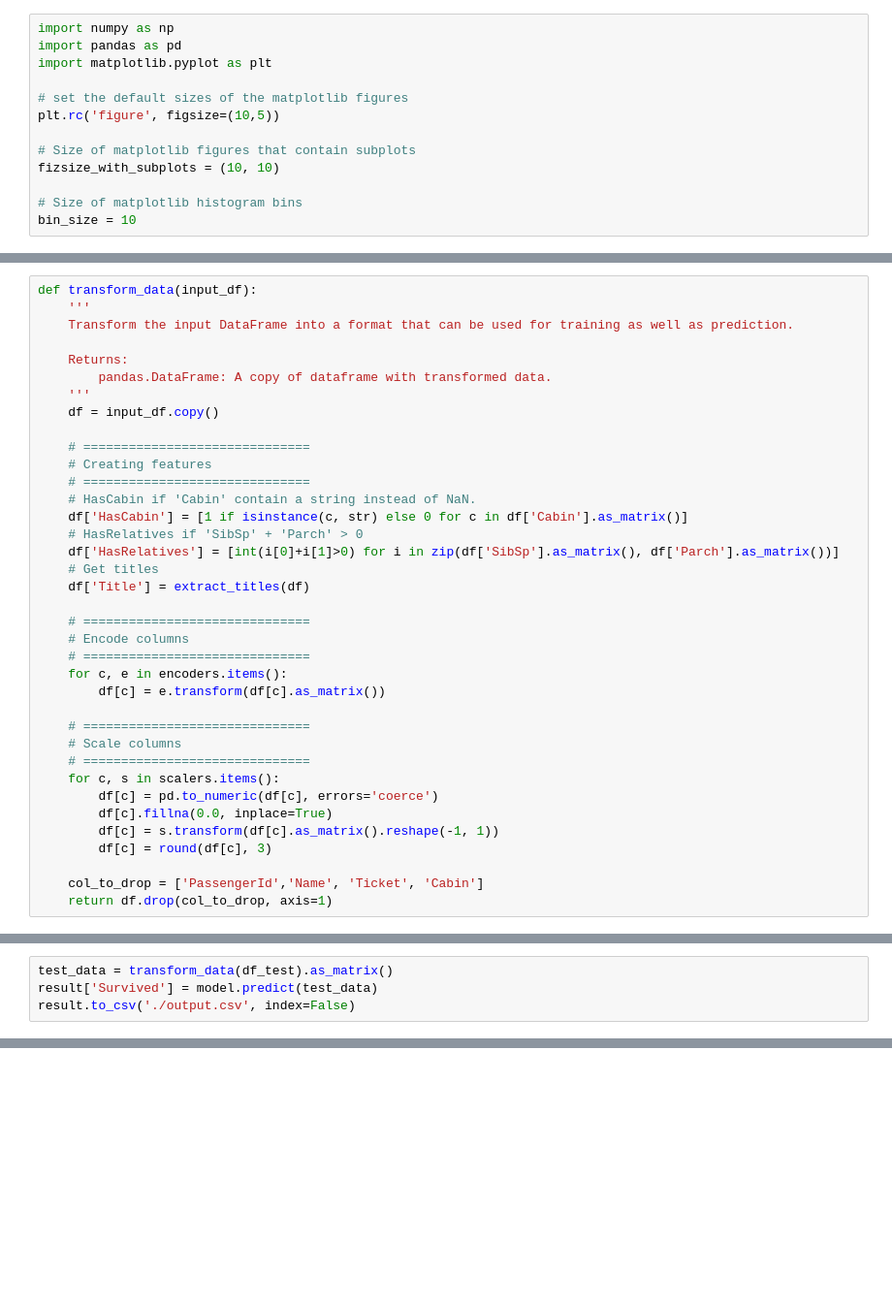
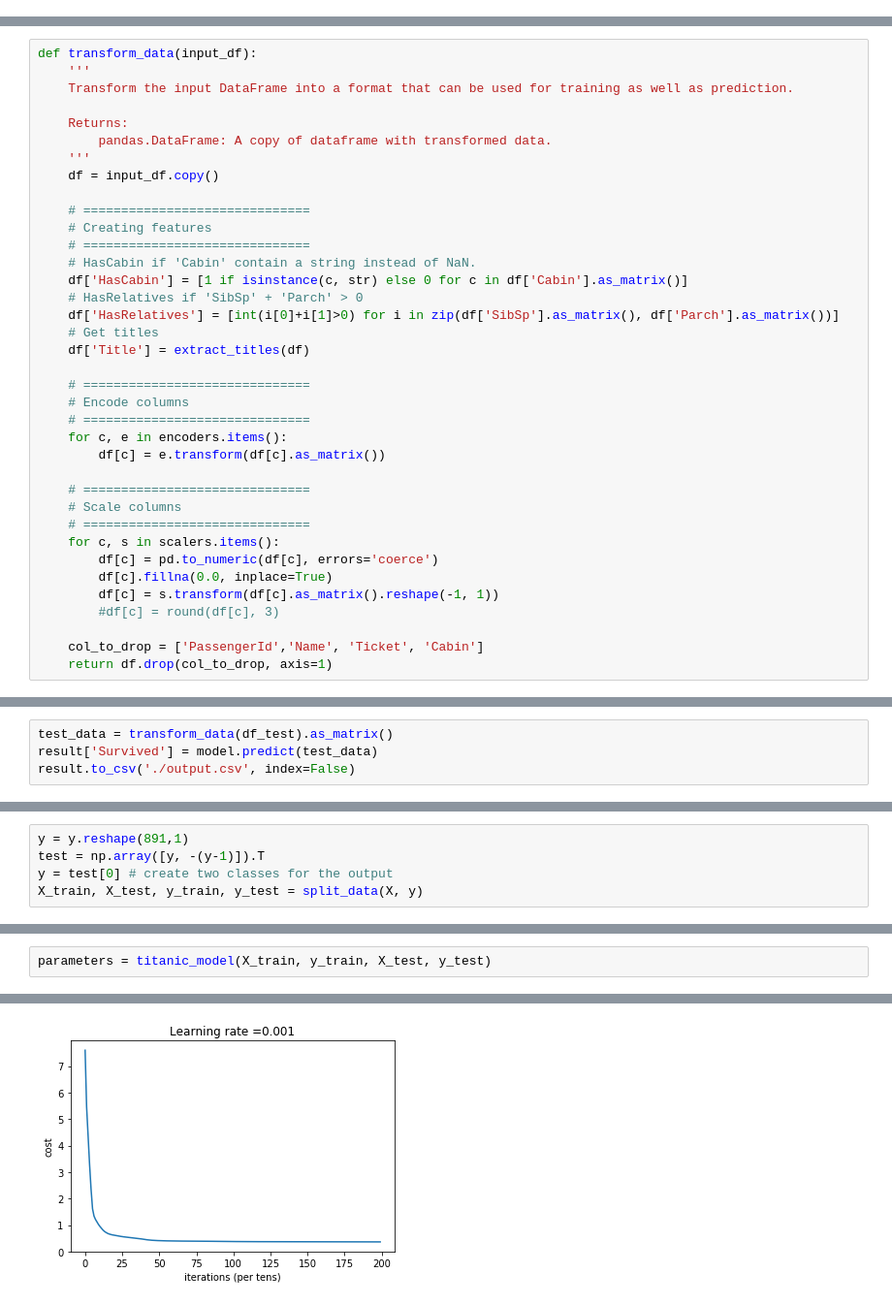
Before and after one commit to nnguyen168/titanic-kaggle, a Jupyter notebook: titanic.ipynb, the cells around one changed output, grey strips where cells are left out. Shown: that part at 97% size. Cells and saved outputs as stored; diff of their text form; blank space fills up the shorter version.

```diff
--- a/titanic.ipynb
+++ b/titanic.ipynb
@@ -1,13 +0,0 @@
-# %%
-import numpy as np
-import pandas as pd
-import matplotlib.pyplot as plt
-
-# set the default sizes of the matplotlib figures
-plt.rc('figure', figsize=(10,5))
-
-# Size of matplotlib figures that contain subplots
-fizsize_with_subplots = (10, 10)
-
-# Size of matplotlib histogram bins
-bin_size = 10
@@ -176,7 +166,7 @@ def transform_data(input_df):
         df[c] = pd.to_numeric(df[c], errors='coerce')
         df[c].fillna(0.0, inplace=True)
         df[c] = s.transform(df[c].as_matrix().reshape(-1, 1))
-        df[c] = round(df[c], 3)
+        #df[c] = round(df[c], 3)
 
     col_to_drop = ['PassengerId','Name', 'Ticket', 'Cabin']
     return df.drop(col_to_drop, axis=1)
@@ -242,0 +235,5 @@ result.to_csv('./output.csv', index=False)
+# %%
+y = y.reshape(891,1)
+test = np.array([y, -(y-1)]).T
+y = test[0] # create two classes for the output
+X_train, X_test, y_train, y_test = split_data(X, y)
@@ -242,0 +343,3 @@ result.to_csv('./output.csv', index=False)
+# %%
+parameters = titanic_model(X_train, y_train, X_test, y_test)
+# %% [output]
@@ -242,0 +356 @@ result.to_csv('./output.csv', index=False)
+[figure, added]
```
Also changed, not shown: parts of 9 cells of this notebook, 2 other files.
